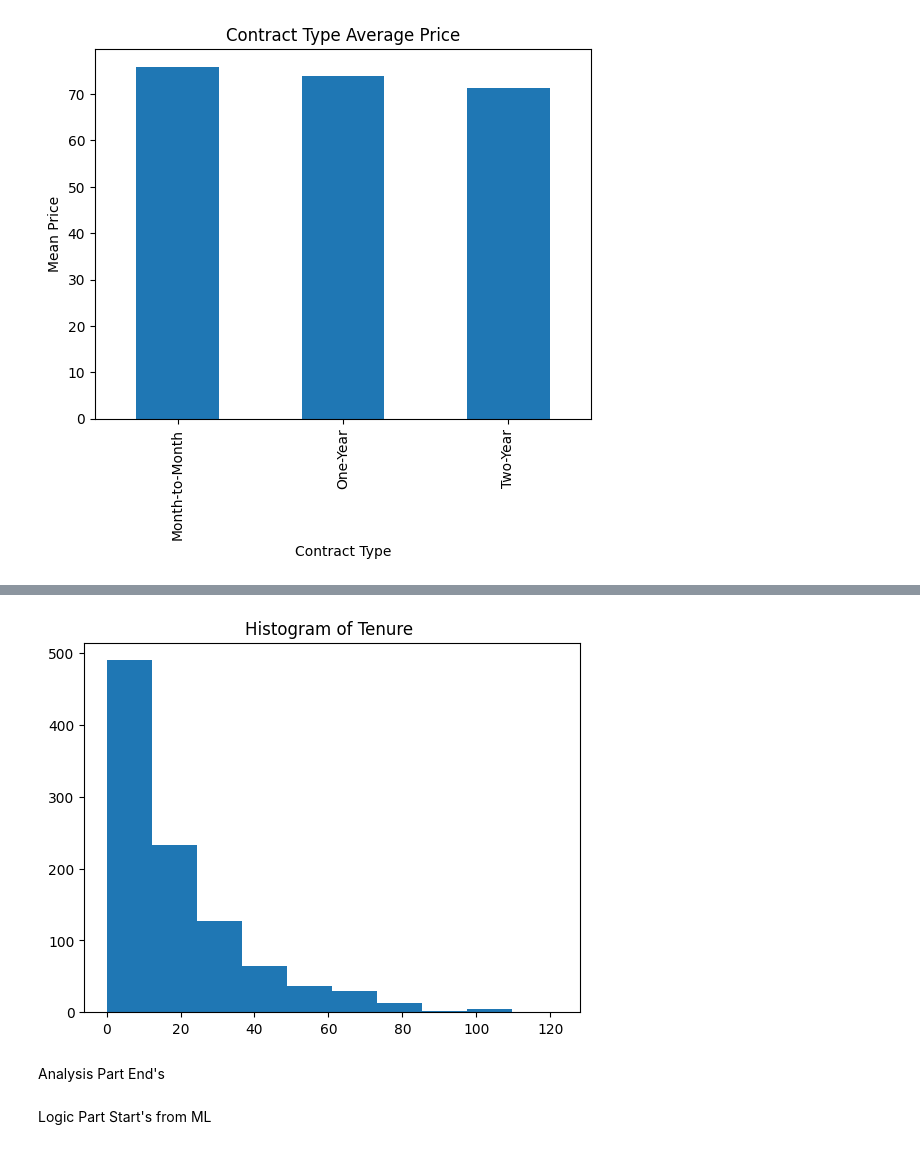
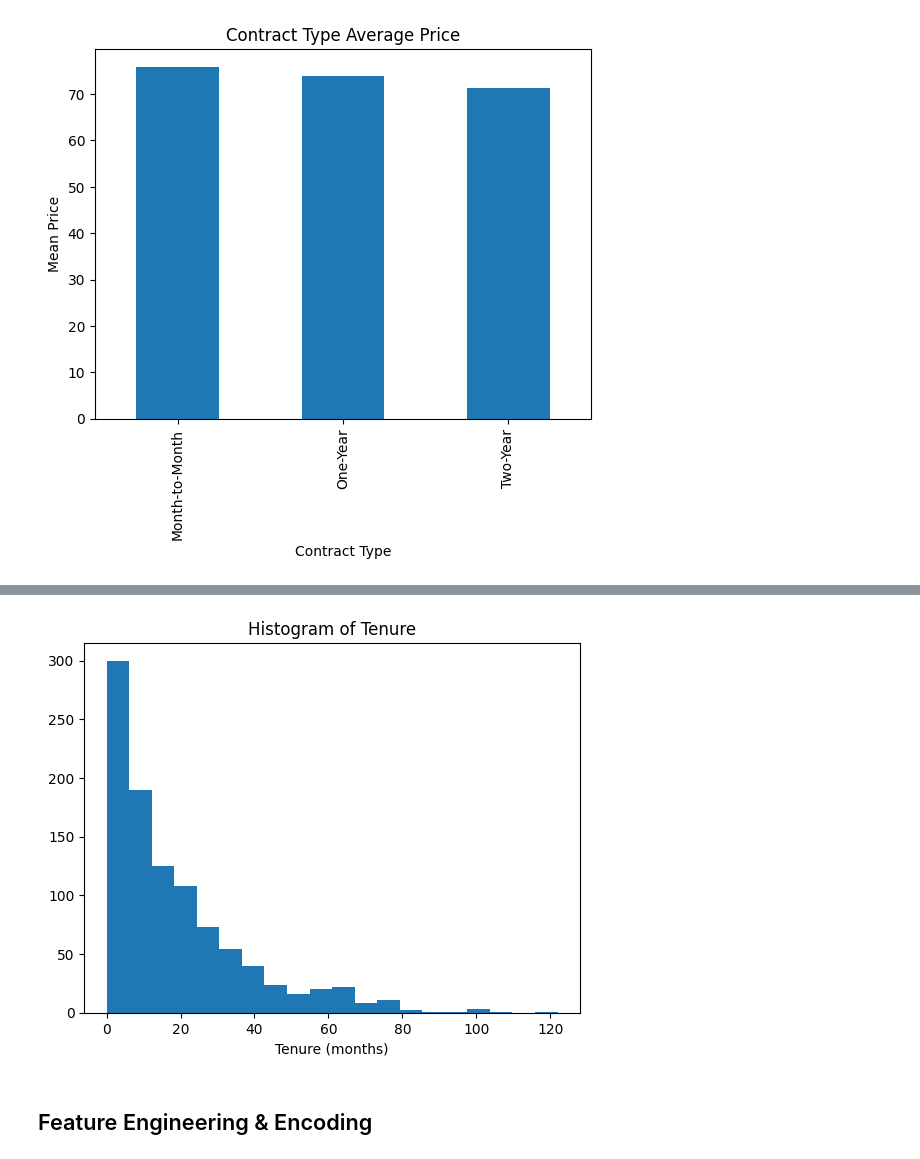
Before and after one commit to rachiittt/player-churn-AI, a Jupyter notebook: notebook.ipynb, the cells around one changed output, grey strips where cells are left out. Saved outputs shown, nothing was run; the diff lists cells and outputs as text; code cells hidden in the pictures.

```diff
--- a/notebook.ipynb
+++ b/notebook.ipynb
@@ -54,0 +65,2 @@ Name: InternetService, Length: 1000, dtype: object
+# %%
+df["InternetService"].fillna("No Internet", inplace=True)
@@ -64,3 +101,5 @@ df.describe()
 | 50% | 500.500000 | 45.000000 | 13.00000 | 74.060000 | 872.870000 |
 | 75% | 750.250000 | 51.000000 | 26.00000 | 96.102500 | 1900.175000 |
 | max | 1000.000000 | 83.000000 | 122.00000 | 119.960000 | 12416.250000 |
+# %%
+df.drop(columns=["CustomerID"], inplace=True)
@@ -180,10 +192,9 @@ plt.show()
 # %%
-plt.hist(df['Tenure'])
-plt.title("Histogram of Tenure ")
+plt.hist(df['Tenure'], bins=20)
+plt.title("Histogram of Tenure")
+plt.xlabel("Tenure (months)")
 plt.show()
 # %% [output]
-[figure, old version]
+[figure, new version]
 # %% [markdown]
-Analysis Part End's
+## Feature Engineering & Encoding
-# %% [markdown]
-Logic Part Start's from ML
```
Also changed, not shown: parts of 46 cells of this notebook.
